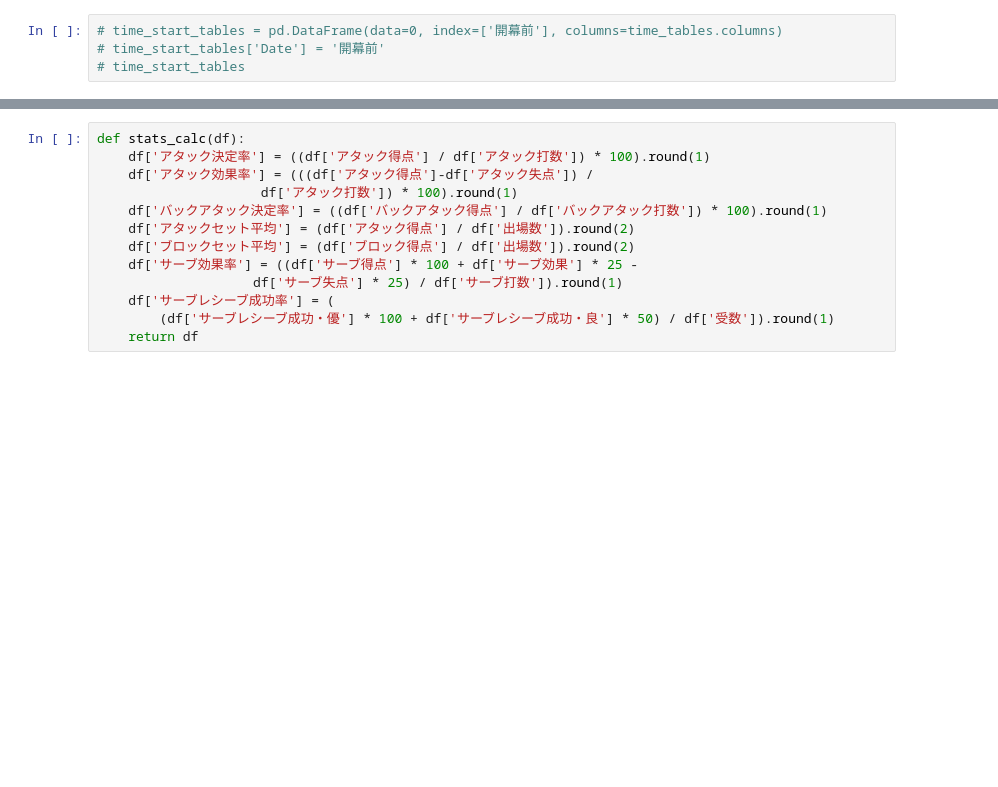
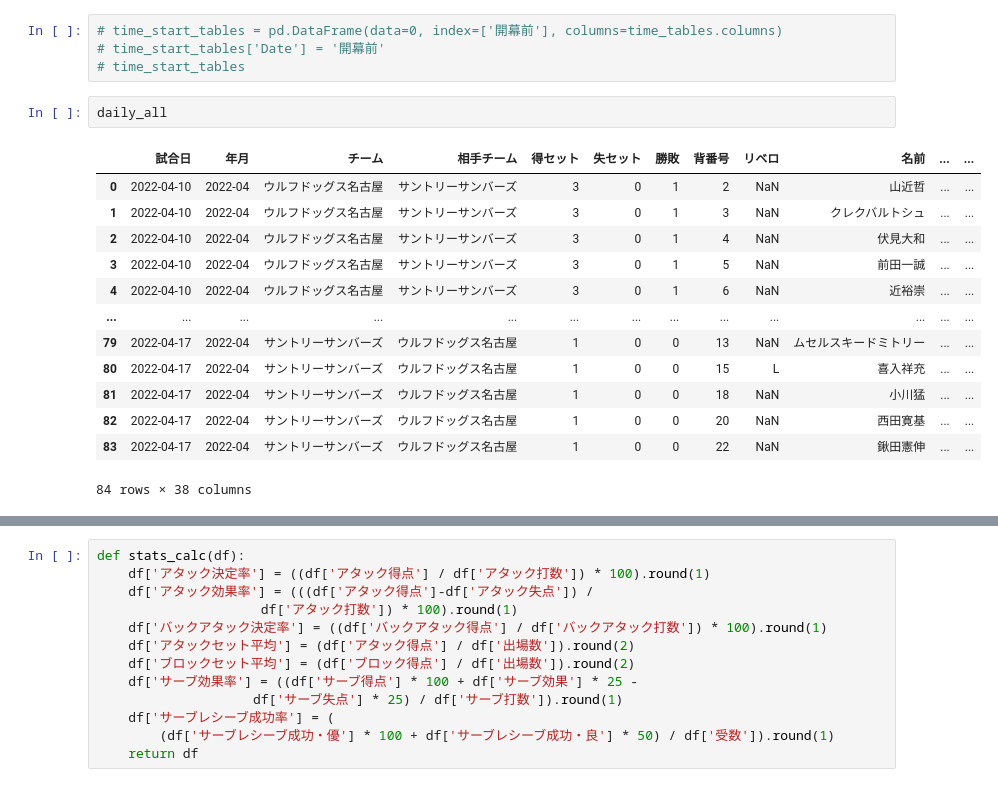
Before and after one commit to vleaguebot-lab/vleague_stats, a Jupyter notebook: ranking.ipynb, the cells around one changed output, grey strips where cells are left out. Cells and saved outputs as stored; diff of their text form; blank space fills up the shorter version.

```diff
--- a/ranking.ipynb
+++ b/ranking.ipynb
@@ -228,6 +243,22 @@ print(not_tweet_list)
 # time_start_tables = pd.DataFrame(data=0, index=['開幕前'], columns=time_tables.columns)
 # time_start_tables['Date'] = '開幕前'
 # time_start_tables
+# %%
+daily_all
+# %% [output]
+|  | 試合日 | 年月 | チーム | 相手チーム | 得セット | 失セット | 勝敗 | 背番号 | リベロ | 名前 | ... | ... |
+| 0 | 2022-04-10 | 2022-04 | ウルフドッグス名古屋 | サントリーサンバーズ | 3 | 0 | 1 | 2 | NaN | 山近哲 | ... | ... |
+| 1 | 2022-04-10 | 2022-04 | ウルフドッグス名古屋 | サントリーサンバーズ | 3 | 0 | 1 | 3 | NaN | クレクバルトシュ | ... | ... |
+| 2 | 2022-04-10 | 2022-04 | ウルフドッグス名古屋 | サントリーサンバーズ | 3 | 0 | 1 | 4 | NaN | 伏見大和 | ... | ... |
+| 3 | 2022-04-10 | 2022-04 | ウルフドッグス名古屋 | サントリーサンバーズ | 3 | 0 | 1 | 5 | NaN | 前田一誠 | ... | ... |
+| 4 | 2022-04-10 | 2022-04 | ウルフドッグス名古屋 | サントリーサンバーズ | 3 | 0 | 1 | 6 | NaN | 近裕崇 | ... | ... |
+| ... | ... | ... | ... | ... | ... | ... | ... | ... | ... | ... | ... | ... |
+| 79 | 2022-04-17 | 2022-04 | サントリーサンバーズ | ウルフドッグス名古屋 | 1 | 0 | 0 | 13 | NaN | ムセルスキードミトリー | ... | ... |
+| 80 | 2022-04-17 | 2022-04 | サントリーサンバーズ | ウルフドッグス名古屋 | 1 | 0 | 0 | 15 | L | 喜入祥充 | ... | ... |
+| 81 | 2022-04-17 | 2022-04 | サントリーサンバーズ | ウルフドッグス名古屋 | 1 | 0 | 0 | 18 | NaN | 小川猛 | ... | ... |
+| 82 | 2022-04-17 | 2022-04 | サントリーサンバーズ | ウルフドッグス名古屋 | 1 | 0 | 0 | 20 | NaN | 西田寛基 | ... | ... |
+| 83 | 2022-04-17 | 2022-04 | サントリーサンバーズ | ウルフドッグス名古屋 | 1 | 0 | 0 | 22 | NaN | 鍬田憲伸 | ... | ... |
+84 rows × 38 columns
 # %%
 yearly_all = pd.read_csv('{}/yearly_all.csv'.format(div_dir),encoding='cp932')
 # game_dict = {'v1_m': 36, 'v2_m': 28, 'v3_m':30, 'v1_w':33, 'v2_w':10}
```
Also changed, not shown: parts of 8 cells of this notebook, 5 other files.
